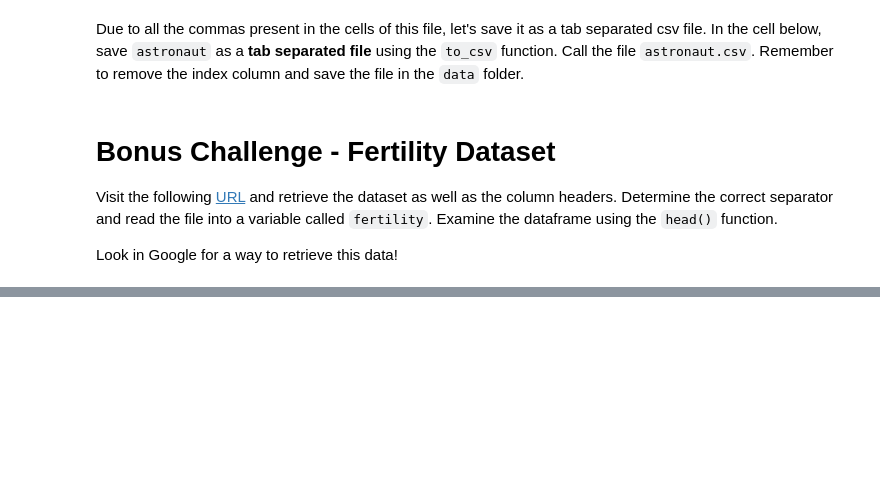
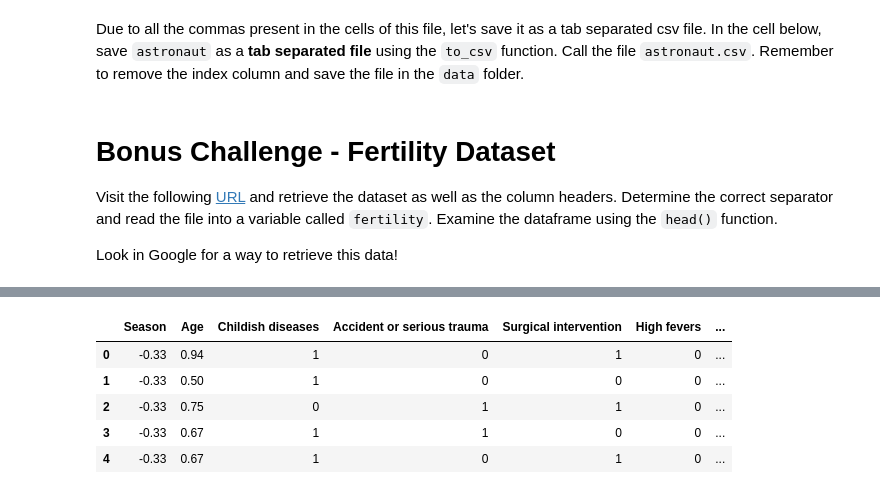
Before and after one commit to TeresaCardenosa/dataptmad0923_labs, a Jupyter notebook: module-1/importing-exporting-data/your-code/main.ipynb, the cells around one changed output, grey strips where cells are left out. Cells and saved outputs as stored; diff of their text form; code cells hidden in the pictures; blank space fills up the shorter version.

```diff
--- a/module-1/importing-exporting-data/your-code/main.ipynb
+++ b/module-1/importing-exporting-data/your-code/main.ipynb
@@ -226,0 +265,16 @@ Look in Google for a way to retrieve this data!
+# %%
+cols = ['Season', 'Age', 'Childish diseases', 'Accident or serious trauma', 'Surgical intervention',
+        'High fevers', 'Frequency of alcohol consumption', 'Smoking habit', 'Numer of hours spent sitting', 'Diagnosis']
+# %%
+fertility.columns = cols
+# %%
+fertility.head()    # Modificas el nombre de las columnas en base a la información de la URL donde hemos extraido el archivo
+                    # pero la información como tal queda descontextualizada, ya que habría que modificar internamente
+                    # cada dato. Ejemplo -0.33 en season = spring, la edad no sé cómo cuadrarlo, accident 1 (True) = Yes, etc.
+# %% [output]
+|  | Season | Age | Childish diseases | Accident or serious trauma | Surgical intervention | High fevers | ... |
+| 0 | -0.33 | 0.94 | 1 | 0 | 1 | 0 | ... |
+| 1 | -0.33 | 0.50 | 1 | 0 | 0 | 0 | ... |
+| 2 | -0.33 | 0.75 | 0 | 1 | 1 | 0 | ... |
+| 3 | -0.33 | 0.67 | 1 | 1 | 0 | 0 | ... |
+| 4 | -0.33 | 0.67 | 1 | 0 | 1 | 0 | ... |
```
Also changed, not shown: parts of 12 cells of this notebook, 3 other files.
